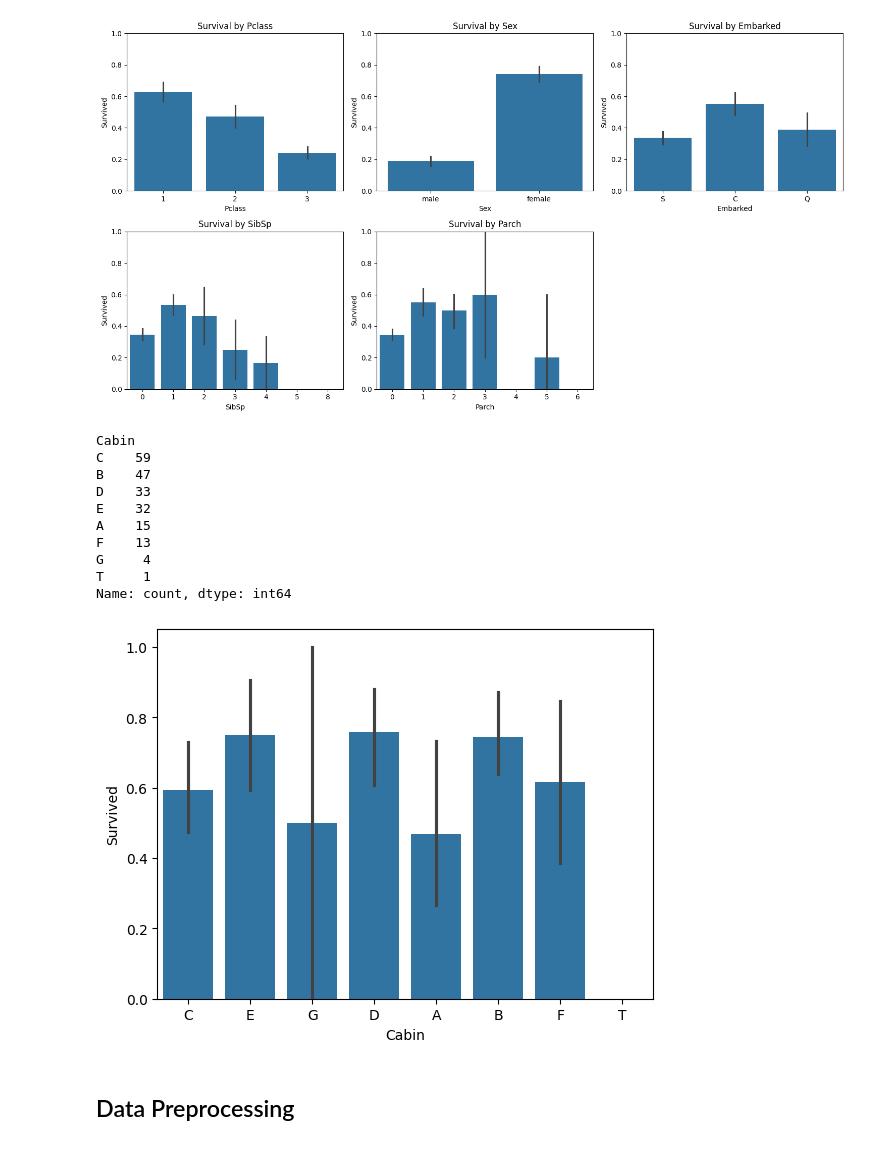
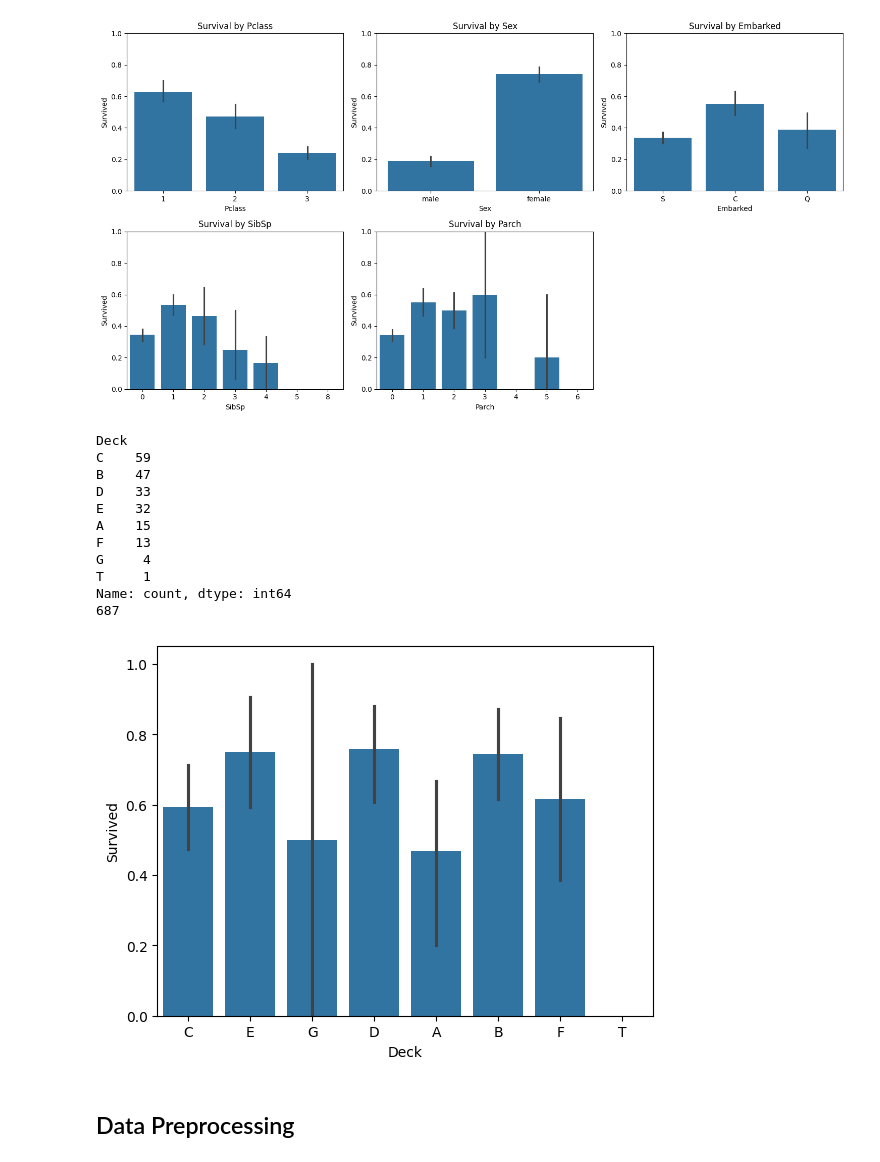
Before and after one commit to abhich98/MachineLearning, a Jupyter notebook: kaggle_titanic_competation_pytorch.ipynb, the cells around one changed output. Cells and saved outputs as stored; diff of their text form; code cells hidden in the pictures.

```diff
--- a/kaggle_titanic_competation_pytorch.ipynb
+++ b/kaggle_titanic_competation_pytorch.ipynb
@@ -99,7 +120,7 @@ plt.show()
 # %% [output]
 [figure]
 # %%
-def get_cab_number(cabin_val):
+def get_cabin_number(cabin_val):
     if type(cabin_val) is str:
         cabin_int = re.findall(r"\d+", cabin_val)
         cabin_int = [int(x) for x in cabin_int]
@@ -107,7 +128,7 @@ def get_cab_number(cabin_val):
             return max(cabin_int)
     return np.nan
 
-def get_cab_char(cabin_val):
+def get_cabin_char(cabin_val):
     if type(cabin_val) is str:
         if cabin_val[0].isalpha():
             return cabin_val[0]
@@ -132,18 +153,20 @@ def get_marital_status(title_list):
     return status
 # %%
 train_inspect_df = train_df.copy()
-train_inspect_df['Cabin'] = train_df['Cabin'].map(get_cab_char)
-sns.barplot(x="Cabin", y="Survived", data=train_inspect_df)
-print(train_inspect_df.Cabin.value_counts())
+train_inspect_df['Deck'] = train_df['Cabin'].map(get_cabin_char)
+sns.barplot(x="Deck", y="Survived", data=train_inspect_df)
+print(train_inspect_df.Deck.value_counts())
+print(train_inspect_df.Deck.isnull().sum())
 # %% [output]
-Cabin
+Deck
 C    59
 B    47
 D    33
 E    32
 A    15
 F    13
 G     4
 T     1
 Name: count, dtype: int64
+687
-[figure, old version]
+[figure, new version]
```
Also changed, not shown: parts of 28 cells of this notebook.
